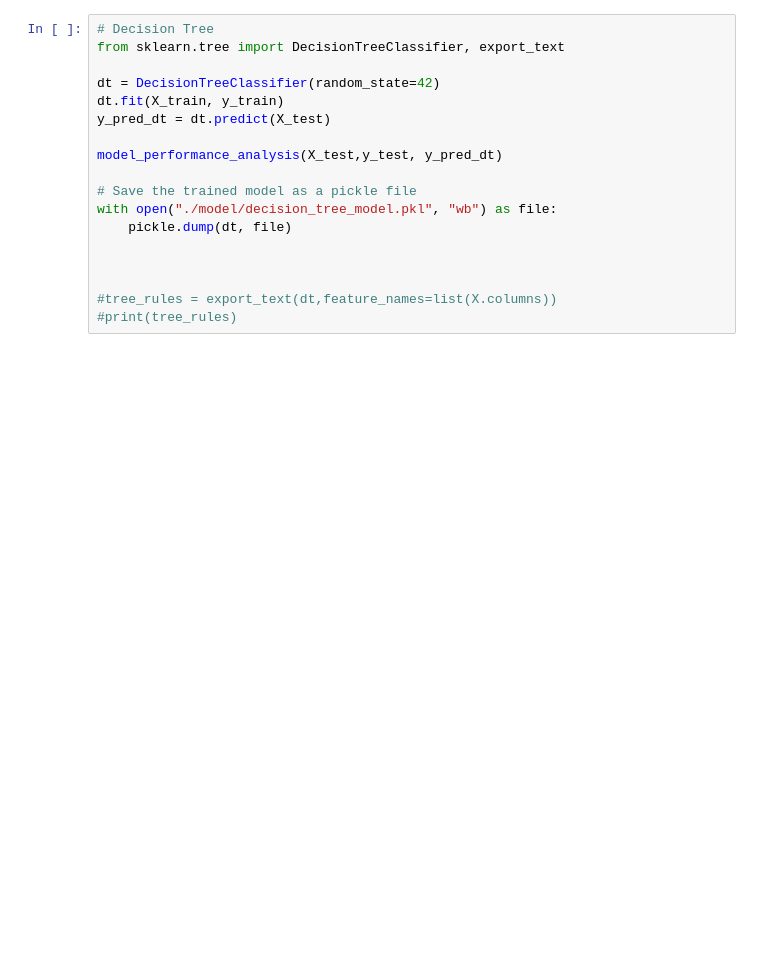
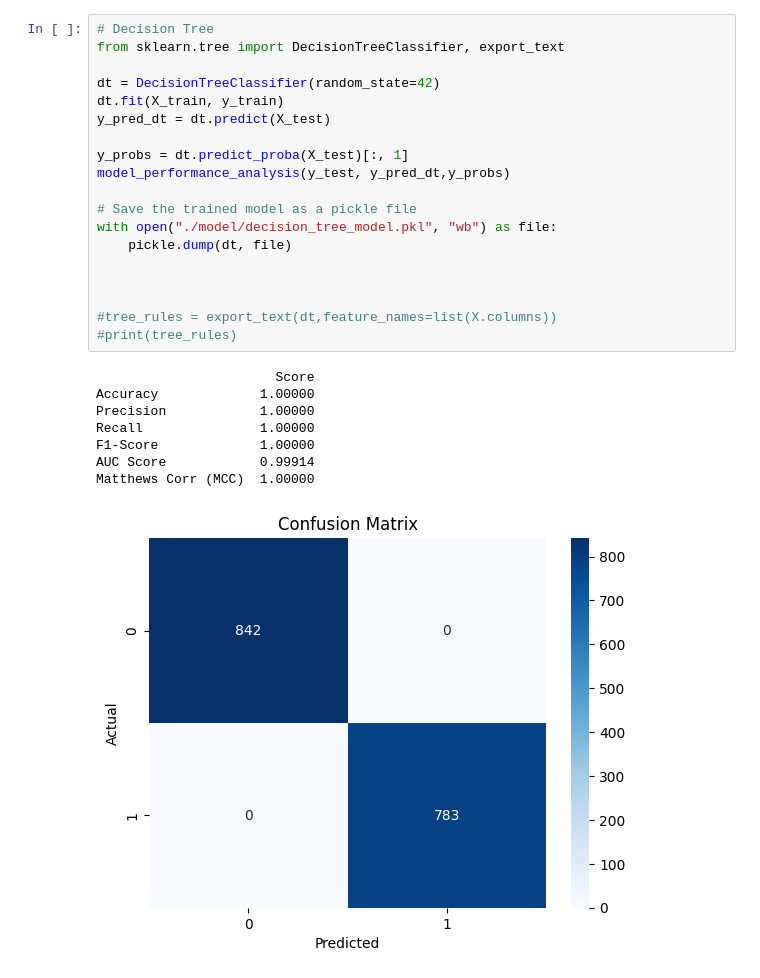
Before and after one commit to nileemahbits/2025ac05224_mushroom-classification, a Jupyter notebook: training_app.ipynb, the cells around one changed output. Drawn from its saved outputs; the diff is of its cells as text; blank space fills up the shorter version.

```diff
--- a/training_app.ipynb
+++ b/training_app.ipynb
@@ -112,21 +127,31 @@ with open("./model/knn_model.pkl", "wb") as file:
 # %%
 # Decision Tree
 from sklearn.tree import DecisionTreeClassifier, export_text
 
 dt = DecisionTreeClassifier(random_state=42)
 dt.fit(X_train, y_train)
 y_pred_dt = dt.predict(X_test)
 
-model_performance_analysis(X_test,y_test, y_pred_dt)
+y_probs = dt.predict_proba(X_test)[:, 1]
+model_performance_analysis(y_test, y_pred_dt,y_probs)
 
 # Save the trained model as a pickle file
 with open("./model/decision_tree_model.pkl", "wb") as file:
     pickle.dump(dt, file)
 
 
 
 #tree_rules = export_text(dt,feature_names=list(X.columns))
 #print(tree_rules)
+# %% [output]
+                       Score
+Accuracy             1.00000
+Precision            1.00000
+Recall               1.00000
+F1-Score             1.00000
+AUC Score            0.99914
+Matthews Corr (MCC)  1.00000
+[figure, added]
 # %%
 #Naive Bayes Classifier - Gaussian
 from sklearn.naive_bayes import GaussianNB
```
Also changed, not shown: parts of 6 cells of this notebook, 1 other file.
